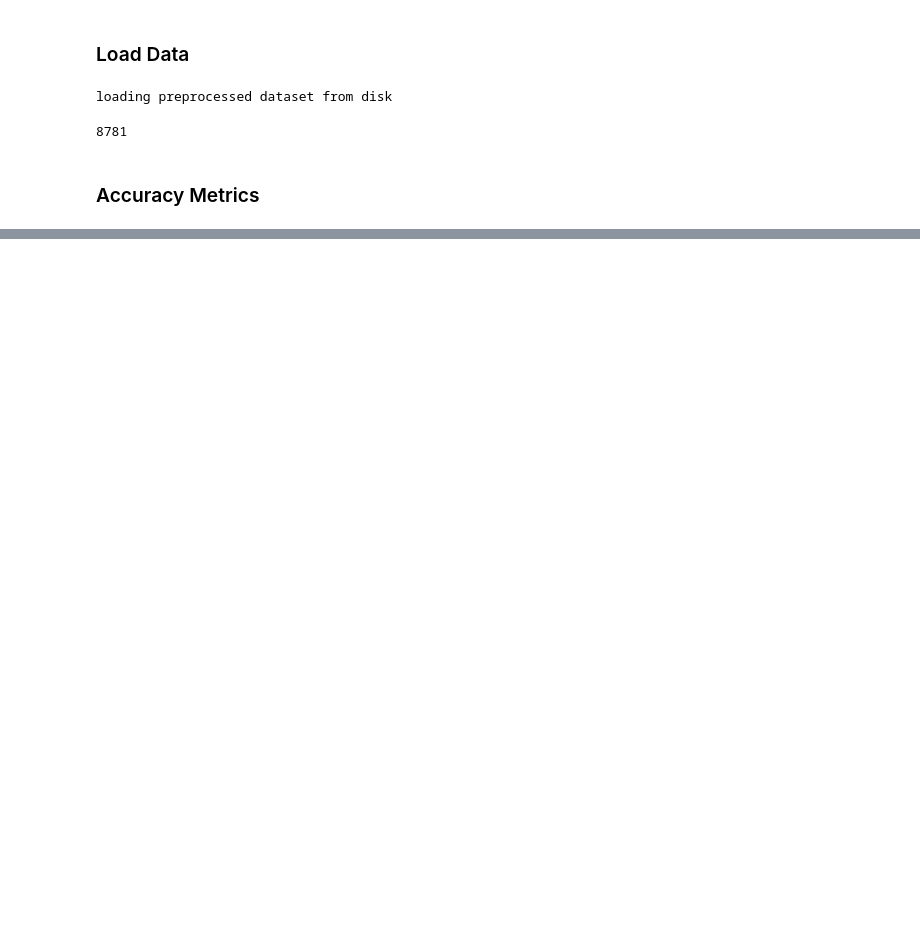
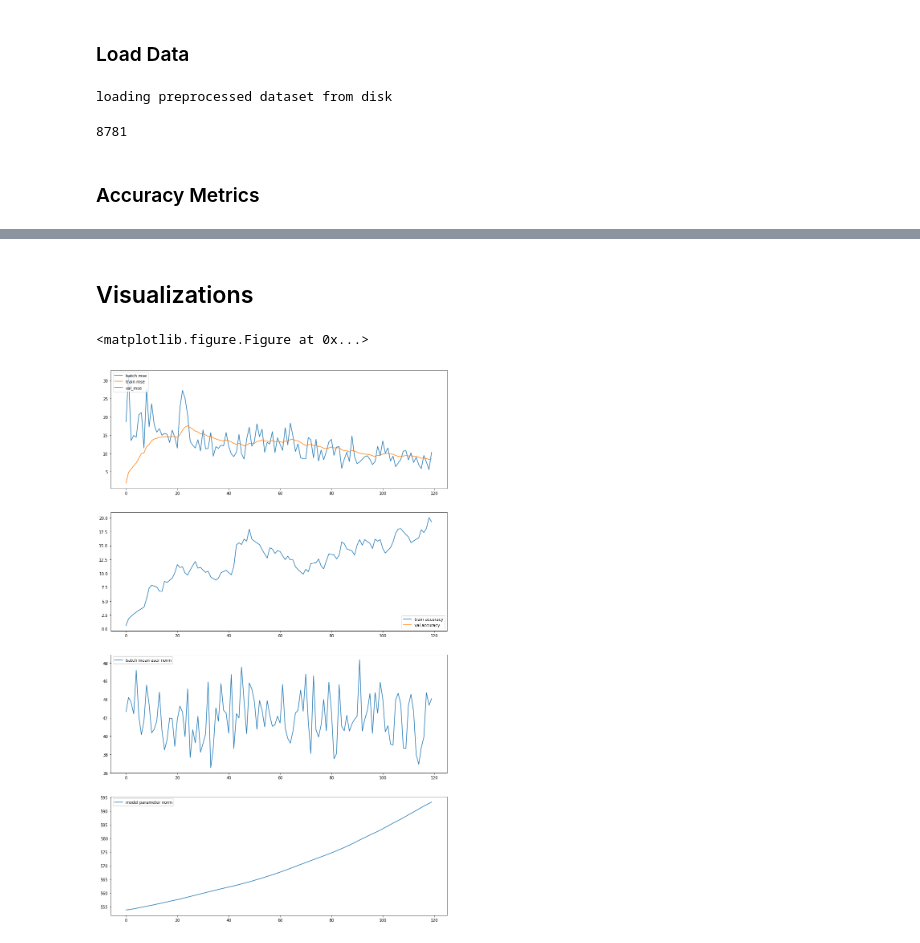
Before and after one commit to mitrydoug/cs224u, a Jupyter notebook: Test Framework.ipynb, the cells around one changed output, grey strips where cells are left out. Cells and saved outputs as stored; diff of their text form; code cells hidden in the pictures; blank space fills up the shorter version.

Commit message:
updates to visualization

```diff
--- a/Test Framework.ipynb
+++ b/Test Framework.ipynb
@@ -111,0 +116,2 @@ test: val_mse = 02.61, val_acc = 20.46%
+# %% [markdown]
+## Visualizations
@@ -111,0 +175,5 @@ test: val_mse = 02.61, val_acc = 20.46%
+# %%
+curves('logs/model_167034e/2018-06-11-22-19-29/log.txt')
+# %% [output]
+<matplotlib.figure.Figure at 0x...>
+[figure, added]
```
Also changed, not shown: parts of 3 cells of this notebook.
